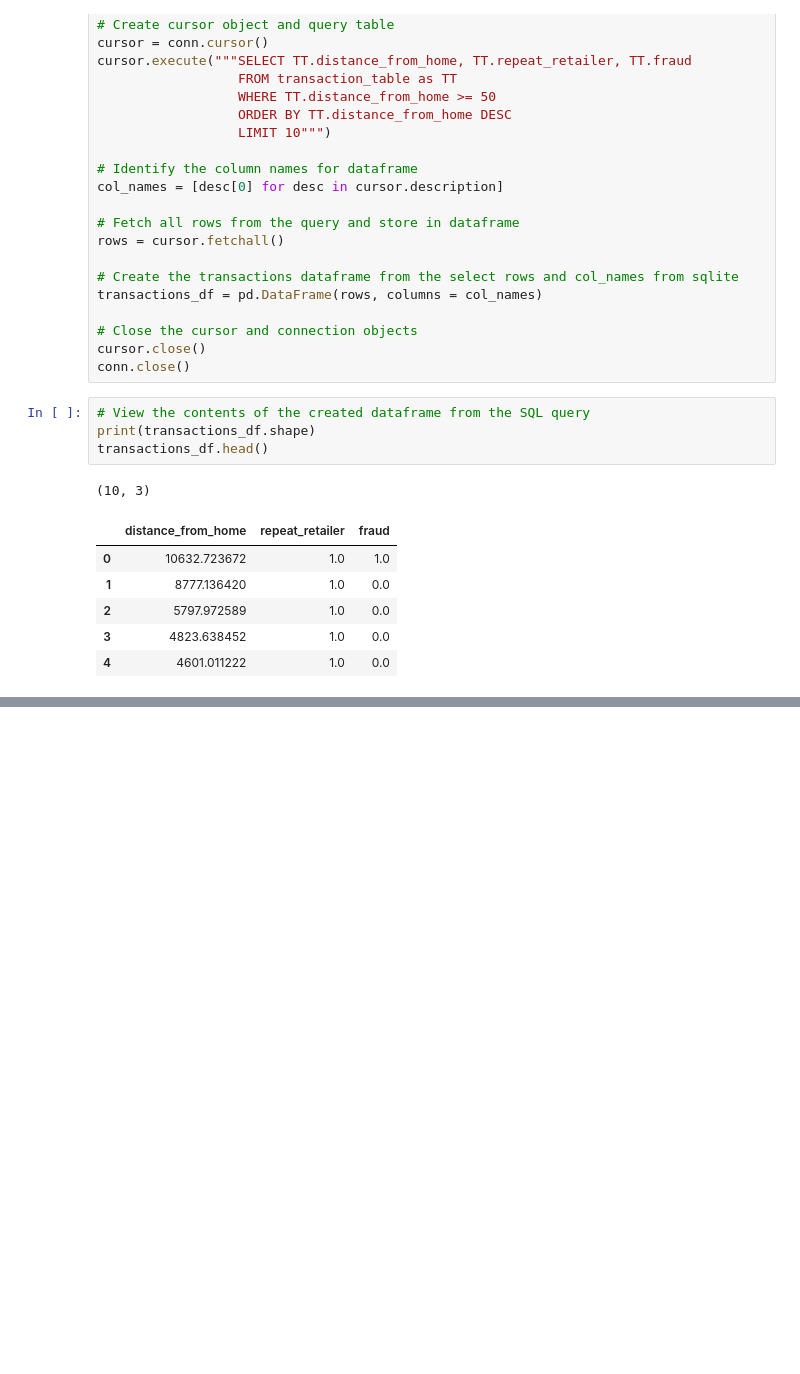
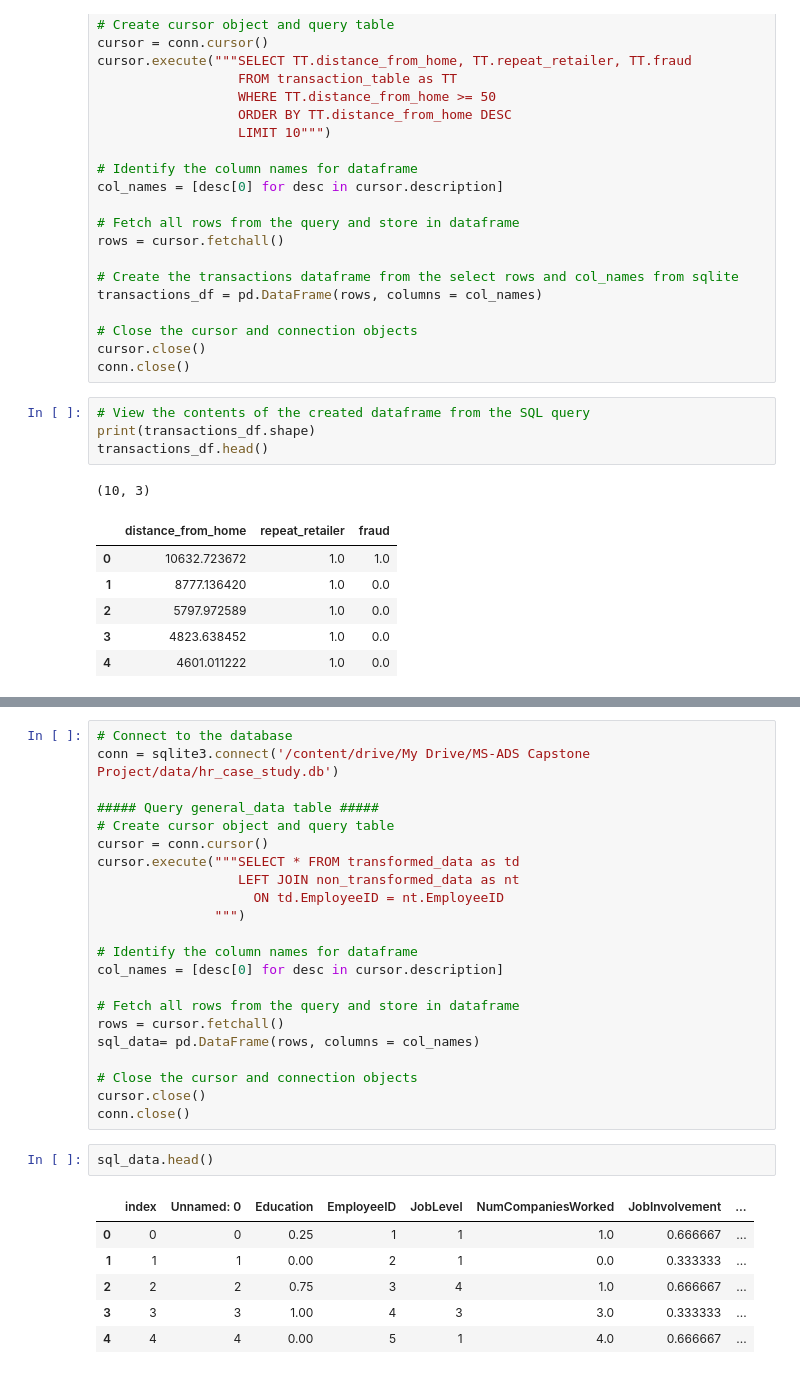
Before and after one commit to RSDUNN0809/create_sqlite_database_in_python, a Jupyter notebook: Create_a_SQLite3_Database_in_Google_Colab.ipynb, the cells around one changed output, grey strips where cells are left out. Saved outputs shown, nothing was run; the diff lists cells and outputs as text; blank space fills up the shorter version.

```diff
--- a/Create_a_SQLite3_Database_in_Google_Colab.ipynb
+++ b/Create_a_SQLite3_Database_in_Google_Colab.ipynb
@@ -118,0 +150,31 @@ transactions_df.head()
+# %%
+# Connect to the database
+conn = sqlite3.connect('/content/drive/My Drive/MS-ADS Capstone Project/data/hr_case_study.db')
+
+##### Query general_data table #####
+# Create cursor object and query table
+cursor = conn.cursor()
+cursor.execute("""SELECT * FROM transformed_data as td
+                  LEFT JOIN non_transformed_data as nt
+                    ON td.EmployeeID = nt.EmployeeID
+               """)
+
+# Identify the column names for dataframe
+col_names = [desc[0] for desc in cursor.description]
+
+# Fetch all rows from the query and store in dataframe
+rows = cursor.fetchall()
+sql_data= pd.DataFrame(rows, columns = col_names)
+
+# Close the cursor and connection objects
+cursor.close()
+conn.close()
+# %%
+sql_data.head()
+# %% [output]
+|  | index | Unnamed: 0 | Education | EmployeeID | JobLevel | NumCompaniesWorked | JobInvolvement | ... |
+| 0 | 0 | 0 | 0.25 | 1 | 1 | 1.0 | 0.666667 | ... |
+| 1 | 1 | 1 | 0.00 | 2 | 1 | 0.0 | 0.333333 | ... |
+| 2 | 2 | 2 | 0.75 | 3 | 4 | 1.0 | 0.666667 | ... |
+| 3 | 3 | 3 | 1.00 | 4 | 3 | 3.0 | 0.333333 | ... |
+| 4 | 4 | 4 | 0.00 | 5 | 1 | 4.0 | 0.666667 | ... |
```
Also changed, not shown: parts of 3 cells of this notebook.
